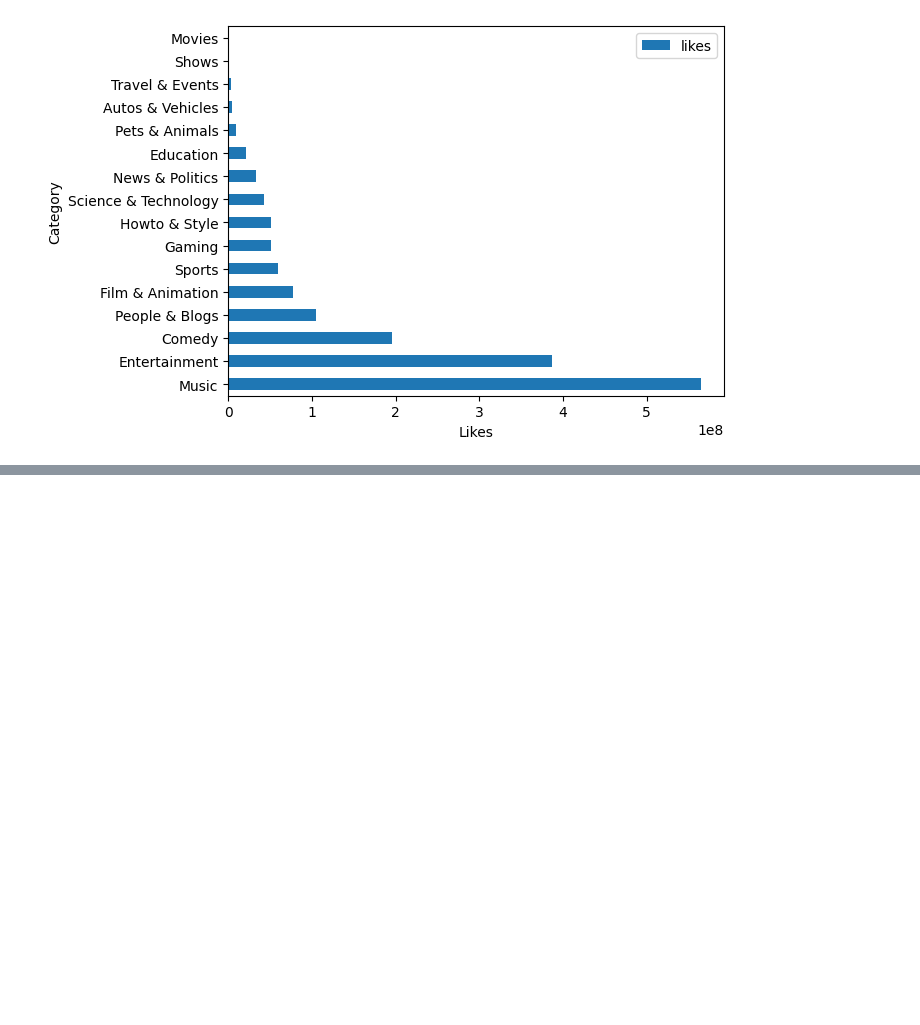
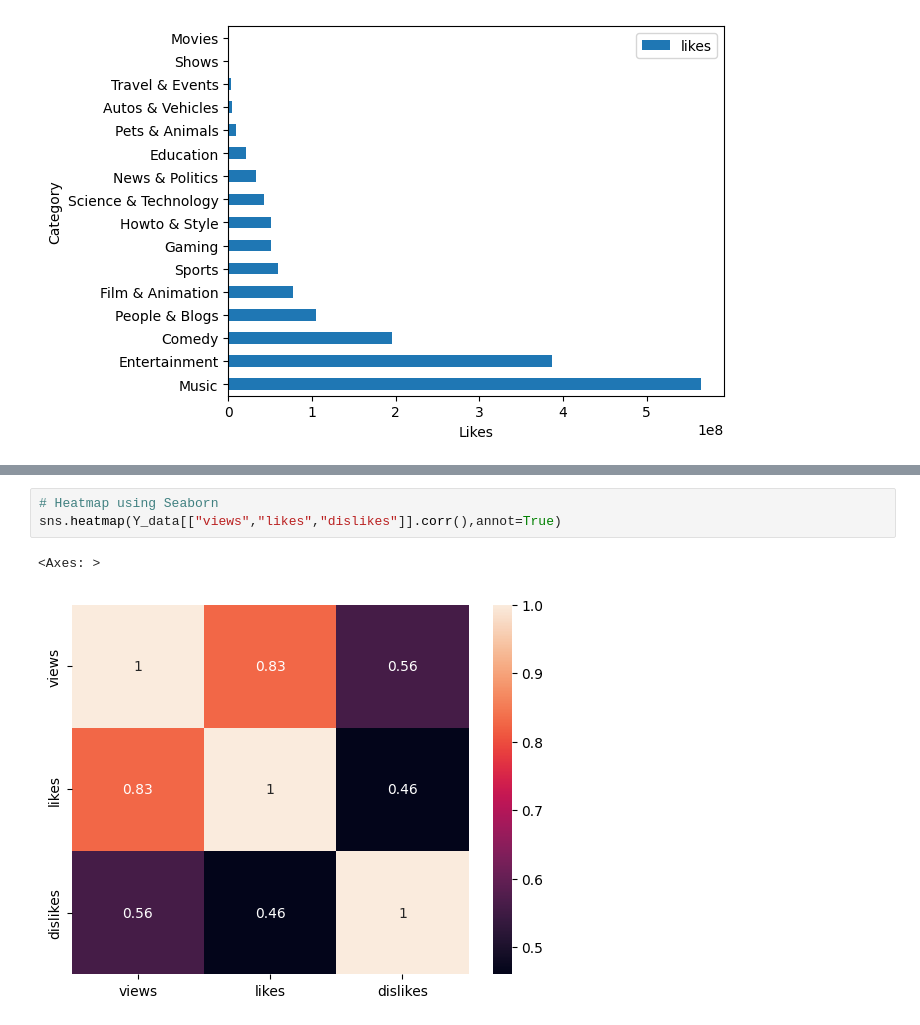
Before and after one commit to Nishantthakurrr/Text-Data-Analysis-Youtube, a Jupyter notebook: Youtube_Text_Data_Analysis.ipynb, the cells around one changed output, grey strips where cells are left out. Cells and saved outputs as stored; diff of their text form; blank space fills up the shorter version.

```diff
--- a/Youtube_Text_Data_Analysis.ipynb
+++ b/Youtube_Text_Data_Analysis.ipynb
@@ -499,0 +574,6 @@ Y_data.pivot_table(index="Category", values="likes", aggfunc="sum").sort_values(
+# %%
+# Heatmap using Seaborn
+sns.heatmap(Y_data[["views","likes","dislikes"]].corr(),annot=True)
+# %% [output]
+<Axes: >
+[figure, added]
```
Also changed, not shown: parts of 17 cells of this notebook.
